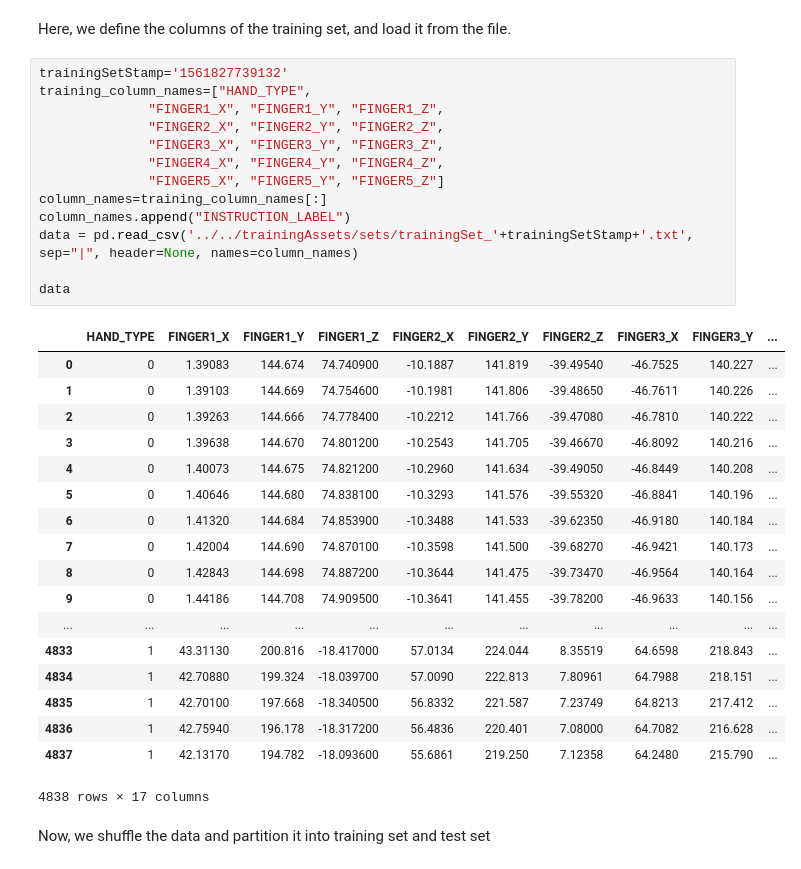
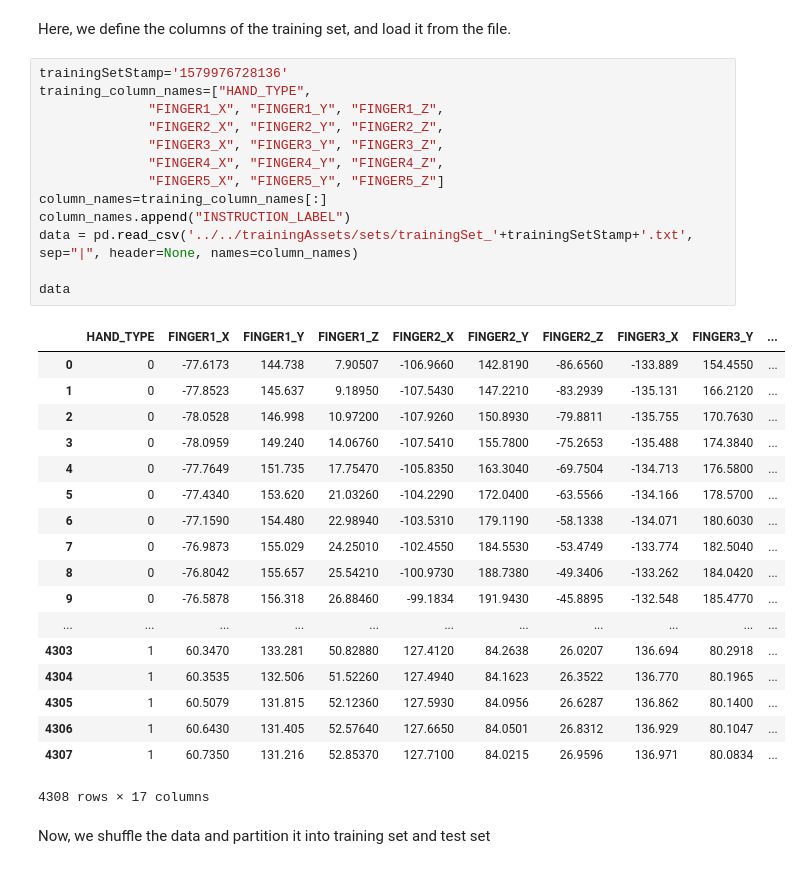
Before and after one commit to ellerenad/RoboArmController, a Jupyter notebook: src/training/RoboArmControllerTraining.ipynb, the cells around one changed output. Drawn from its saved outputs; the diff is of its cells as text.

```diff
--- a/src/training/RoboArmControllerTraining.ipynb
+++ b/src/training/RoboArmControllerTraining.ipynb
@@ -5,37 +5,37 @@ import numpy as np
 # %% [markdown]
 Here, we define the columns of the training set, and load it from the file.
 # %%
-trainingSetStamp='1561827739132'
+trainingSetStamp='1579976728136'
 training_column_names=["HAND_TYPE",
               "FINGER1_X", "FINGER1_Y", "FINGER1_Z",
               "FINGER2_X", "FINGER2_Y", "FINGER2_Z",
               "FINGER3_X", "FINGER3_Y", "FINGER3_Z",
               "FINGER4_X", "FINGER4_Y", "FINGER4_Z",
               "FINGER5_X", "FINGER5_Y", "FINGER5_Z"]
 column_names=training_column_names[:]
 column_names.append("INSTRUCTION_LABEL")
 data = pd.read_csv('../../trainingAssets/sets/trainingSet_'+trainingSetStamp+'.txt', sep="|", header=None, names=column_names)
 
 data
 # %% [output]
 |  | HAND_TYPE | FINGER1_X | FINGER1_Y | FINGER1_Z | FINGER2_X | FINGER2_Y | FINGER2_Z | FINGER3_X | FINGER3_Y | ... |
-| 0 | 0 | 1.39083 | 144.674 | 74.740900 | -10.1887 | 141.819 | -39.49540 | -46.7525 | 140.227 | ... |
-| 1 | 0 | 1.39103 | 144.669 | 74.754600 | -10.1981 | 141.806 | -39.48650 | -46.7611 | 140.226 | ... |
-| 2 | 0 | 1.39263 | 144.666 | 74.778400 | -10.2212 | 141.766 | -39.47080 | -46.7810 | 140.222 | ... |
-| 3 | 0 | 1.39638 | 144.670 | 74.801200 | -10.2543 | 141.705 | -39.46670 | -46.8092 | 140.216 | ... |
-| 4 | 0 | 1.40073 | 144.675 | 74.821200 | -10.2960 | 141.634 | -39.49050 | -46.8449 | 140.208 | ... |
-| 5 | 0 | 1.40646 | 144.680 | 74.838100 | -10.3293 | 141.576 | -39.55320 | -46.8841 | 140.196 | ... |
-| 6 | 0 | 1.41320 | 144.684 | 74.853900 | -10.3488 | 141.533 | -39.62350 | -46.9180 | 140.184 | ... |
-| 7 | 0 | 1.42004 | 144.690 | 74.870100 | -10.3598 | 141.500 | -39.68270 | -46.9421 | 140.173 | ... |
-| 8 | 0 | 1.42843 | 144.698 | 74.887200 | -10.3644 | 141.475 | -39.73470 | -46.9564 | 140.164 | ... |
-| 9 | 0 | 1.44186 | 144.708 | 74.909500 | -10.3641 | 141.455 | -39.78200 | -46.9633 | 140.156 | ... |
+| 0 | 0 | -77.6173 | 144.738 | 7.90507 | -106.9660 | 142.8190 | -86.6560 | -133.889 | 154.4550 | ... |
+| 1 | 0 | -77.8523 | 145.637 | 9.18950 | -107.5430 | 147.2210 | -83.2939 | -135.131 | 166.2120 | ... |
+| 2 | 0 | -78.0528 | 146.998 | 10.97200 | -107.9260 | 150.8930 | -79.8811 | -135.755 | 170.7630 | ... |
+| 3 | 0 | -78.0959 | 149.240 | 14.06760 | -107.5410 | 155.7800 | -75.2653 | -135.488 | 174.3840 | ... |
+| 4 | 0 | -77.7649 | 151.735 | 17.75470 | -105.8350 | 163.3040 | -69.7504 | -134.713 | 176.5800 | ... |
+| 5 | 0 | -77.4340 | 153.620 | 21.03260 | -104.2290 | 172.0400 | -63.5566 | -134.166 | 178.5700 | ... |
+| 6 | 0 | -77.1590 | 154.480 | 22.98940 | -103.5310 | 179.1190 | -58.1338 | -134.071 | 180.6030 | ... |
+| 7 | 0 | -76.9873 | 155.029 | 24.25010 | -102.4550 | 184.5530 | -53.4749 | -133.774 | 182.5040 | ... |
+| 8 | 0 | -76.8042 | 155.657 | 25.54210 | -100.9730 | 188.7380 | -49.3406 | -133.262 | 184.0420 | ... |
+| 9 | 0 | -76.5878 | 156.318 | 26.88460 | -99.1834 | 191.9430 | -45.8895 | -132.548 | 185.4770 | ... |
 | ... | ... | ... | ... | ... | ... | ... | ... | ... | ... | ... |
-| 4833 | 1 | 43.31130 | 200.816 | -18.417000 | 57.0134 | 224.044 | 8.35519 | 64.6598 | 218.843 | ... |
-| 4834 | 1 | 42.70880 | 199.324 | -18.039700 | 57.0090 | 222.813 | 7.80961 | 64.7988 | 218.151 | ... |
-| 4835 | 1 | 42.70100 | 197.668 | -18.340500 | 56.8332 | 221.587 | 7.23749 | 64.8213 | 217.412 | ... |
-| 4836 | 1 | 42.75940 | 196.178 | -18.317200 | 56.4836 | 220.401 | 7.08000 | 64.7082 | 216.628 | ... |
-| 4837 | 1 | 42.13170 | 194.782 | -18.093600 | 55.6861 | 219.250 | 7.12358 | 64.2480 | 215.790 | ... |
+| 4303 | 1 | 60.3470 | 133.281 | 50.82880 | 127.4120 | 84.2638 | 26.0207 | 136.694 | 80.2918 | ... |
+| 4304 | 1 | 60.3535 | 132.506 | 51.52260 | 127.4940 | 84.1623 | 26.3522 | 136.770 | 80.1965 | ... |
+| 4305 | 1 | 60.5079 | 131.815 | 52.12360 | 127.5930 | 84.0956 | 26.6287 | 136.862 | 80.1400 | ... |
+| 4306 | 1 | 60.6430 | 131.405 | 52.57640 | 127.6650 | 84.0501 | 26.8312 | 136.929 | 80.1047 | ... |
+| 4307 | 1 | 60.7350 | 131.216 | 52.85370 | 127.7100 | 84.0215 | 26.9596 | 136.971 | 80.0834 | ... |
-4838 rows × 17 columns
+4308 rows × 17 columns
 # %% [markdown]
 Now, we shuffle the data and partition it into training set and test set
 # %%
```
Also changed, not shown: parts of 3 cells of this notebook.
